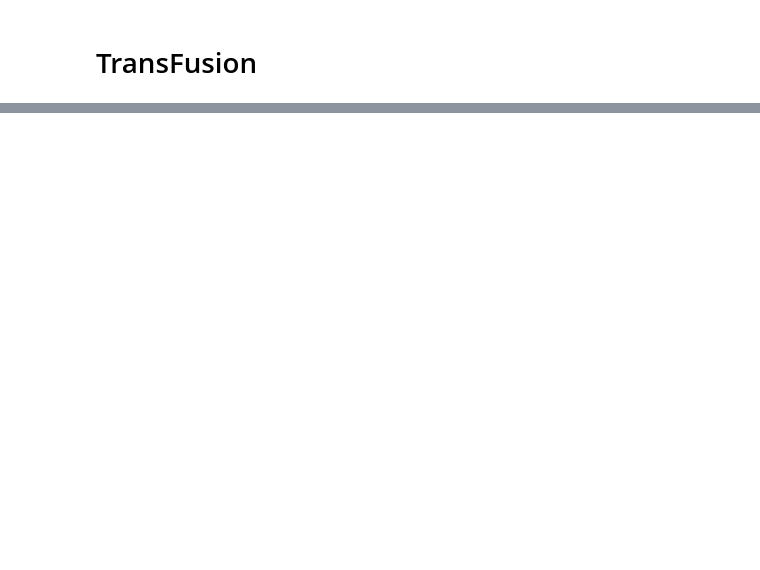
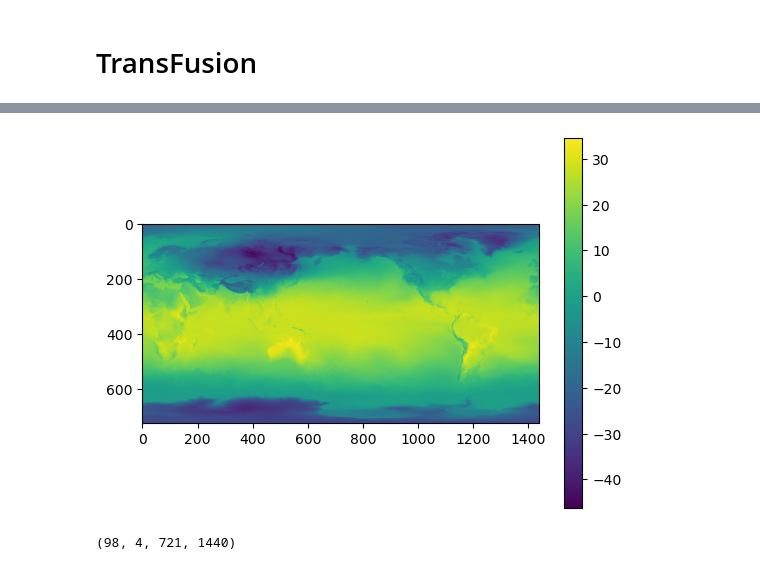
Before and after one commit to GISWLH/e2e_constrain, a Jupyter notebook: code/test.ipynb, the cells around one changed output, grey strips where cells are left out. Drawn from its saved outputs; the diff is of its cells as text; code cells hidden in the pictures; blank space fills up the shorter version.

```diff
--- a/code/test.ipynb
+++ b/code/test.ipynb
@@ -1540,0 +1890,11 @@ Optimized system with cached station info ready!
+# %%
+import matplotlib.pyplot as plt
+plt.imshow(current_state[0, 3, :, :].cpu().numpy())
+plt.colorbar()
+plt.show()
+# %% [output]
+[figure, added]
+# %%
+input_data.shape
+# %% [output]
+(98, 4, 721, 1440)
```
Also changed, not shown: parts of 25 cells of this notebook, 3 other files.
